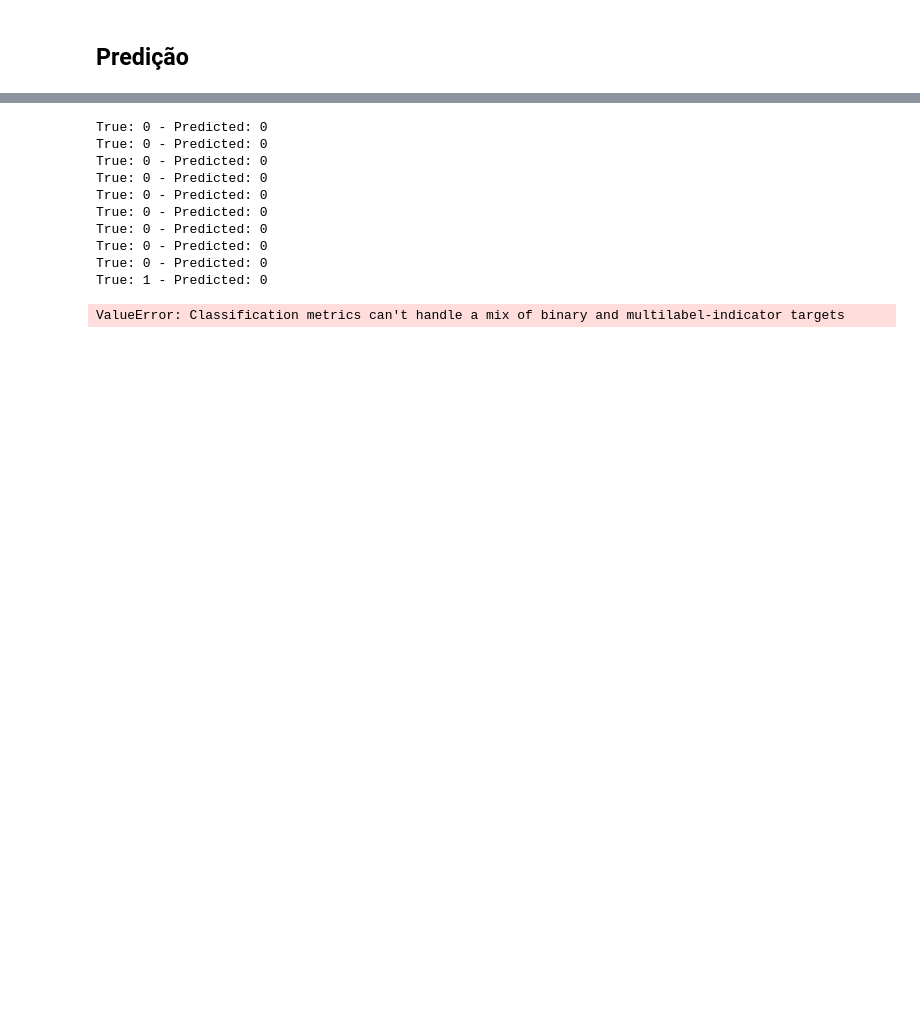
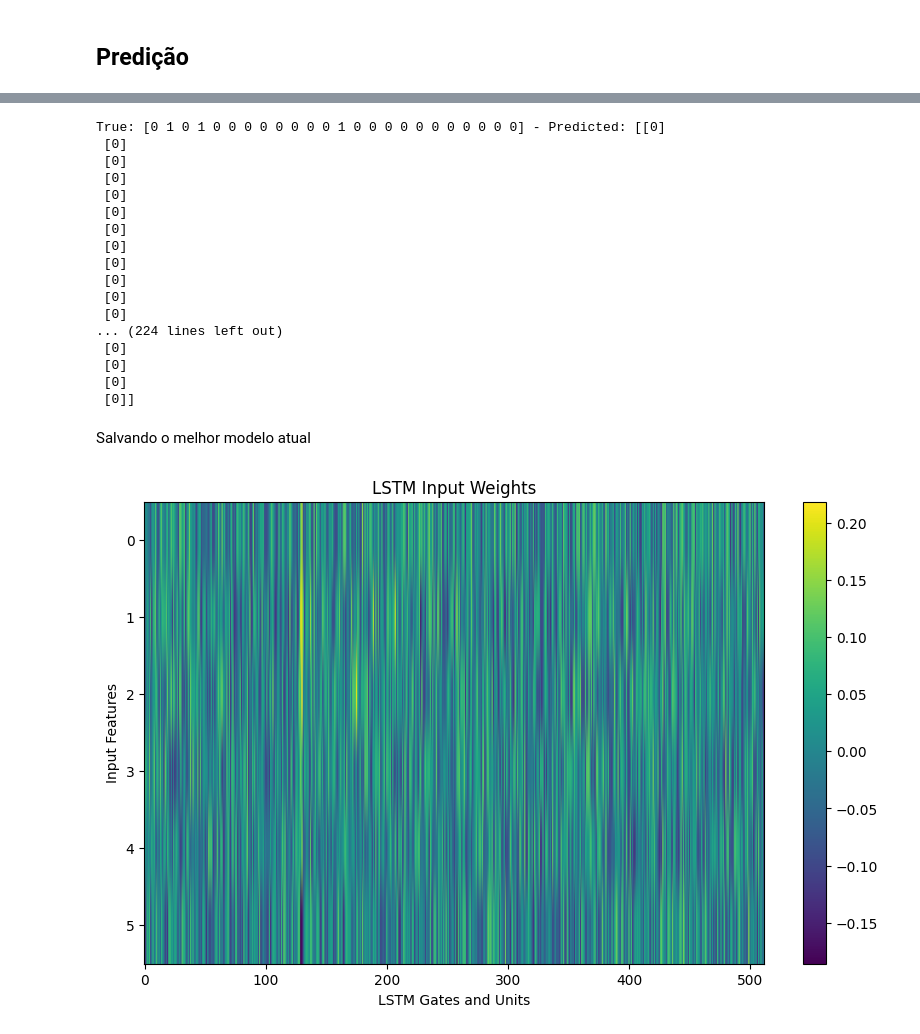
Before and after one commit to igorzeck/2R2N, a Jupyter notebook: rnn.ipynb, the cells around one changed output, grey strips where cells are left out. Cells and saved outputs as stored; diff of their text form; code cells hidden in the pictures; blank space fills up the shorter version.

```diff
--- a/rnn.ipynb
+++ b/rnn.ipynb
@@ -60 +55,5 @@ conj_x_train, conj_x_test, y_train, y_test = train_test_split(conj_x, y, test_si
+# %%
+n_features = len(conj_x.columns)
+out_steps = 24
+in_steps = 48
 # %%
@@ -147,23 +158,25 @@ y_pred_prob = model.predict(x_test_seq)
 # %%
 y_pred = (y_pred_prob > 0.5).astype(int)
 # %%
-for true, pred in zip(y_test[:10], y_pred[:10]):
-    print(f"True: {true} - Predicted: {pred[0]}")
+for true, pred in zip(y_test_seq[:10], y_pred[:10]):
+    print(f"True: {true} - Predicted: {pred}")
 # %% [output]
-True: 0 - Predicted: 0
-True: 0 - Predicted: 0
-True: 0 - Predicted: 0
-True: 0 - Predicted: 0
-True: 0 - Predicted: 0
-True: 0 - Predicted: 0
-True: 0 - Predicted: 0
-True: 0 - Predicted: 0
-True: 0 - Predicted: 0
-True: 1 - Predicted: 0
+True: [0 1 0 1 0 0 0 0 0 0 0 0 1 0 0 0 0 0 0 0 0 0 0 0] - Predicted: [[0]
+ [0]
+ [0]
+ [0]
+ [0]
+ [0]
+ [0]
+ [0]
+ [0]
+ [0]
+ [0]
+ [0]
+... (224 lines left out)
+ [0]
+ [0]
+ [0]
+ [0]]
-# %%
-from sklearn.metrics import classification_report, confusion_matrix
-
-print(classification_report(y_test[:421], y_pred))
-print(confusion_matrix(y_test[:421], y_pred))
-# %% [output]
-ValueError: Classification metrics can't handle a mix of binary and multilabel-indicator targets
+# %% [markdown]
+Salvando o melhor modelo atual
@@ -169,0 +185,15 @@ ValueError: Classification metrics can't handle a mix of binary and multilabel-i
+# %%
+# Example: Visualize the input weights to the first LSTM layer
+layer = model.layers[0]  # assuming it's an LSTM
+weights = layer.get_weights()[0]  # input weights (kernel)
+
+# weights shape: (input_dim, 4 * units)
+plt.figure(figsize=(10, 6))
+plt.imshow(weights, aspect='auto', cmap='viridis')
+plt.colorbar()
+plt.title("LSTM Input Weights")
+plt.xlabel("LSTM Gates and Units")
+plt.ylabel("Input Features")
+plt.show()
+# %% [output]
+[figure, added]
```
Also changed, not shown: parts of 21 cells of this notebook, 11 other files.
